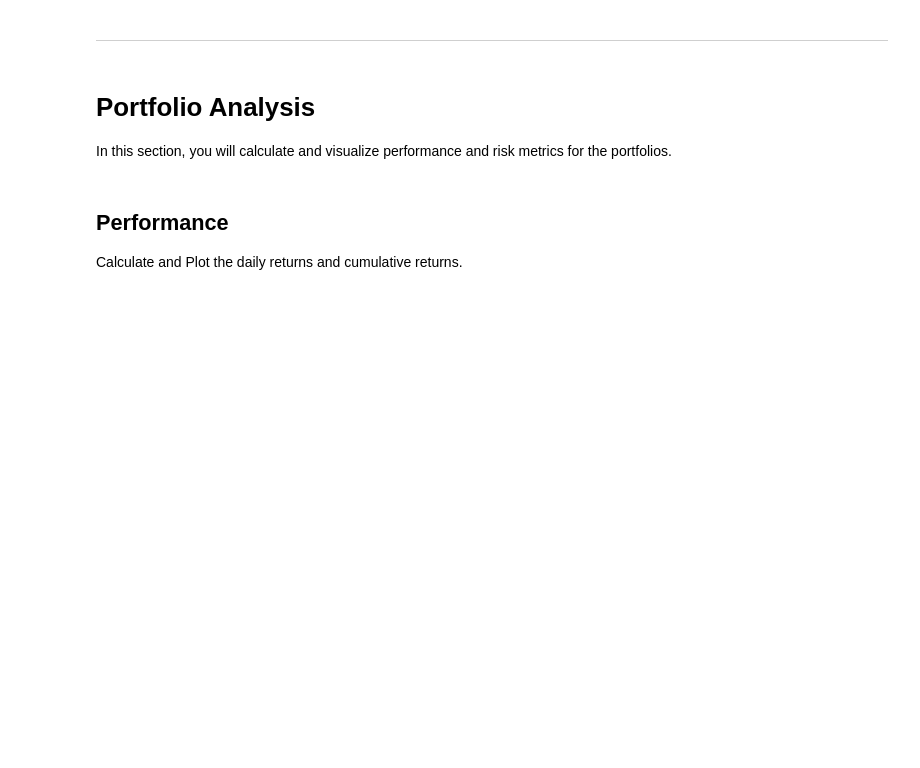
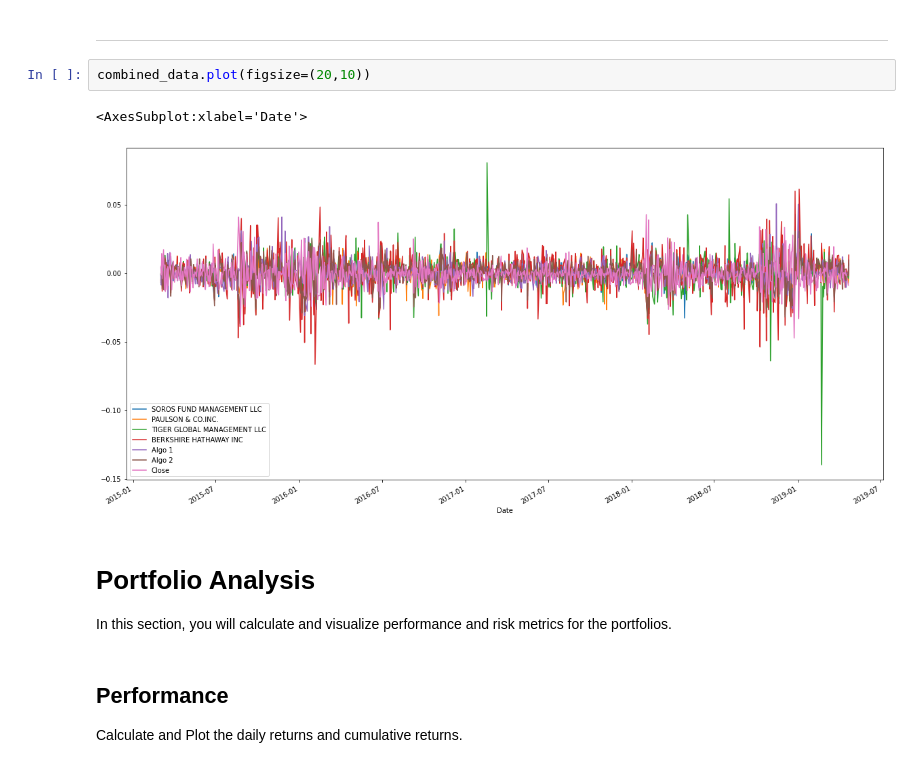
Before and after one commit to lil-bright/Pandas_Homework, a Jupyter notebook: whale_analysis.ipynb, the cells around one changed output. Cells and saved outputs as stored; diff of their text form; blank space fills up the shorter version.

```diff
--- a/whale_analysis.ipynb
+++ b/whale_analysis.ipynb
@@ -243,6 +243,11 @@ combined_data.head()
 | 2015-03-09 | 0.000582 | 0.004225 | 0.005843 | -0.001652 | -0.005447 | 0.001303 | ... |
 # %% [markdown]
 ---
+# %%
+combined_data.plot(figsize=(20,10))
+# %% [output]
+<AxesSubplot:xlabel='Date'>
+[figure, added]
 # %% [markdown]
 # Portfolio Analysis
 
```
Also changed, not shown: parts of 32 cells of this notebook.
